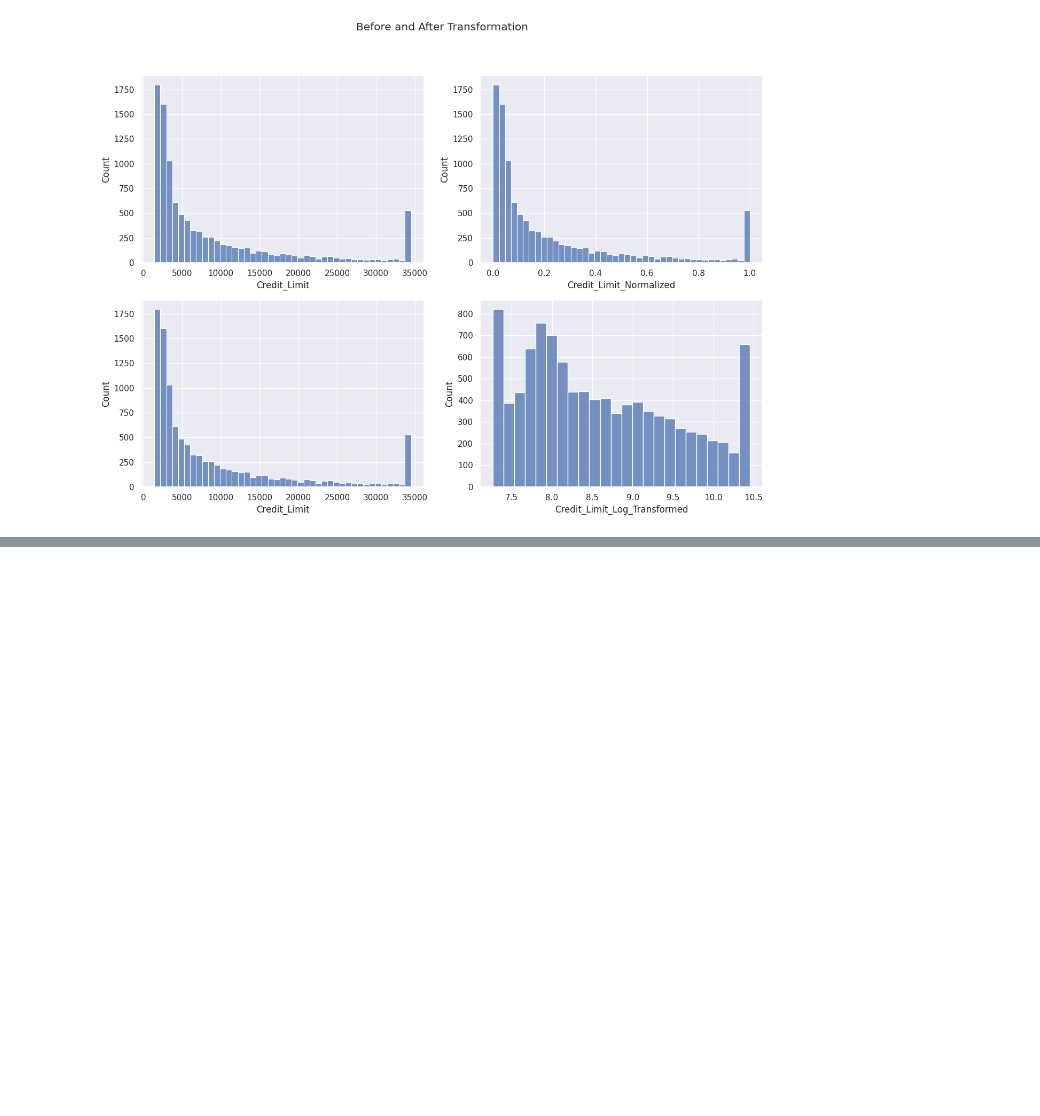
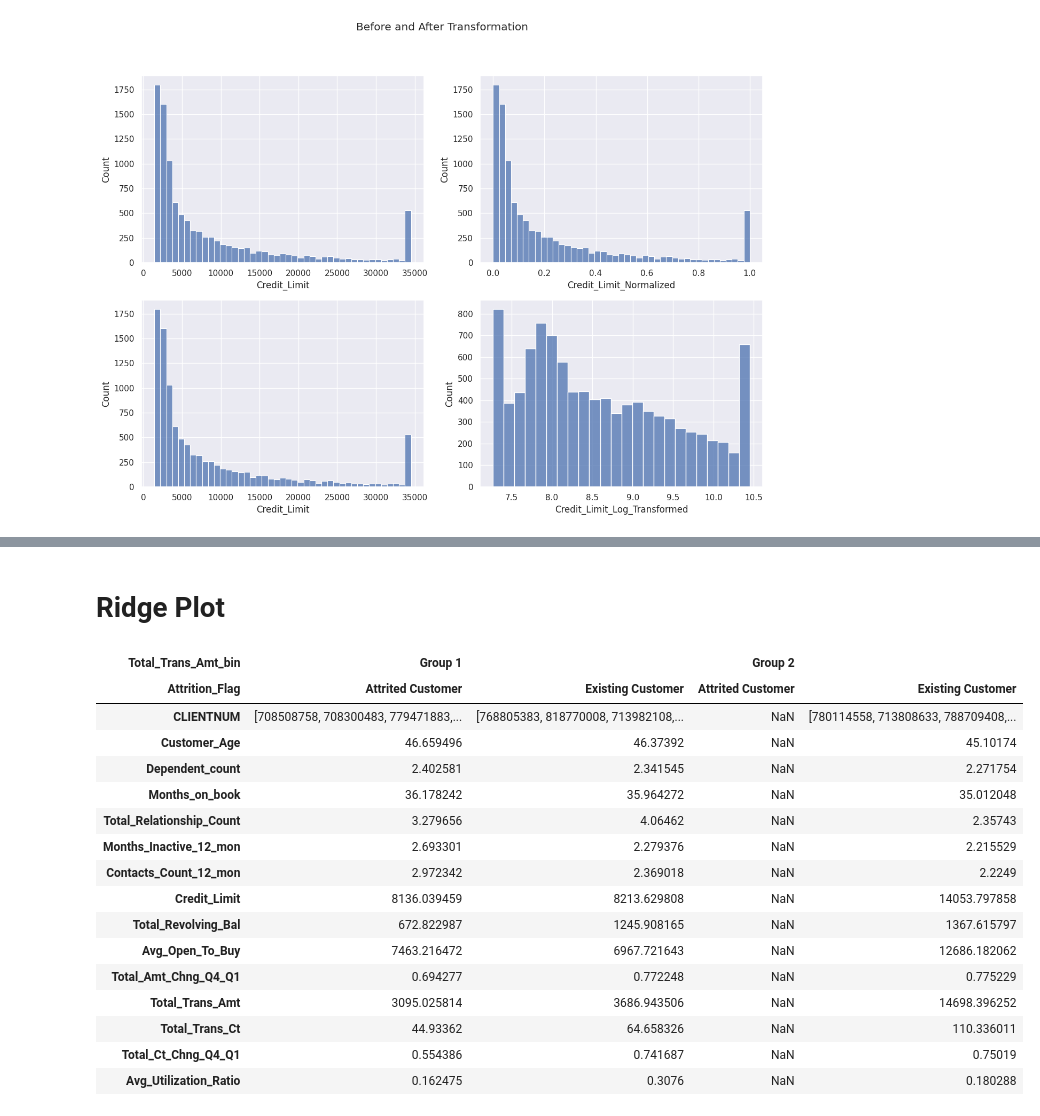
Before and after one commit to jegazhu/python-projects, a Jupyter notebook: py_for_data_analysis.ipynb, the cells around one changed output, grey strips where cells are left out. Saved outputs shown, nothing was run; the diff lists cells and outputs as text; code cells hidden in the pictures; blank space fills up the shorter version.

```diff
--- a/py_for_data_analysis.ipynb
+++ b/py_for_data_analysis.ipynb
@@ -293,0 +348,2 @@ sns.histplot(data, x="Credit_Limit_Log_Transformed", ax=axes[1,1])
+# %% [markdown]
+# **Ridge Plot**
@@ -293,0 +354,36 @@ sns.histplot(data, x="Credit_Limit_Log_Transformed", ax=axes[1,1])
+# %%
+data.groupby(['Total_Trans_Amt_bin', 'Attrition_Flag']).agg({
+    'CLIENTNUM': 'unique',
+    'Customer_Age': 'mean',
+    'Dependent_count': 'mean',
+    'Months_on_book': 'mean',
+    'Total_Relationship_Count': 'mean',
+    'Months_Inactive_12_mon': 'mean',
+    'Contacts_Count_12_mon': 'mean',
+    'Credit_Limit': 'mean',
+    'Total_Revolving_Bal': 'mean',
+    'Avg_Open_To_Buy': 'mean',
+    'Total_Amt_Chng_Q4_Q1': 'mean',
+    'Total_Trans_Amt': 'mean',
+    'Total_Trans_Ct': 'mean',
+    'Total_Ct_Chng_Q4_Q1': 'mean',
+    'Avg_Utilization_Ratio': 'mean'
+}).T
+# %% [output]
+| Total_Trans_Amt_bin | Group 1 |  | Group 2 |  |
+| Attrition_Flag | Attrited Customer | Existing Customer | Attrited Customer | Existing Customer |
+| CLIENTNUM | [708508758, 708300483, 779471883,... | [768805383, 818770008, 713982108,... | NaN | [780114558, 713808633, 788709408,... |
+| Customer_Age | 46.659496 | 46.37392 | NaN | 45.10174 |
+| Dependent_count | 2.402581 | 2.341545 | NaN | 2.271754 |
+| Months_on_book | 36.178242 | 35.964272 | NaN | 35.012048 |
+| Total_Relationship_Count | 3.279656 | 4.06462 | NaN | 2.35743 |
+| Months_Inactive_12_mon | 2.693301 | 2.279376 | NaN | 2.215529 |
+| Contacts_Count_12_mon | 2.972342 | 2.369018 | NaN | 2.2249 |
+| Credit_Limit | 8136.039459 | 8213.629808 | NaN | 14053.797858 |
+| Total_Revolving_Bal | 672.822987 | 1245.908165 | NaN | 1367.615797 |
+| Avg_Open_To_Buy | 7463.216472 | 6967.721643 | NaN | 12686.182062 |
+| Total_Amt_Chng_Q4_Q1 | 0.694277 | 0.772248 | NaN | 0.775229 |
+| Total_Trans_Amt | 3095.025814 | 3686.943506 | NaN | 14698.396252 |
+| Total_Trans_Ct | 44.93362 | 64.658326 | NaN | 110.336011 |
+| Total_Ct_Chng_Q4_Q1 | 0.554386 | 0.741687 | NaN | 0.75019 |
+| Avg_Utilization_Ratio | 0.162475 | 0.3076 | NaN | 0.180288 |
```
Also changed, not shown: parts of 11 cells of this notebook.
